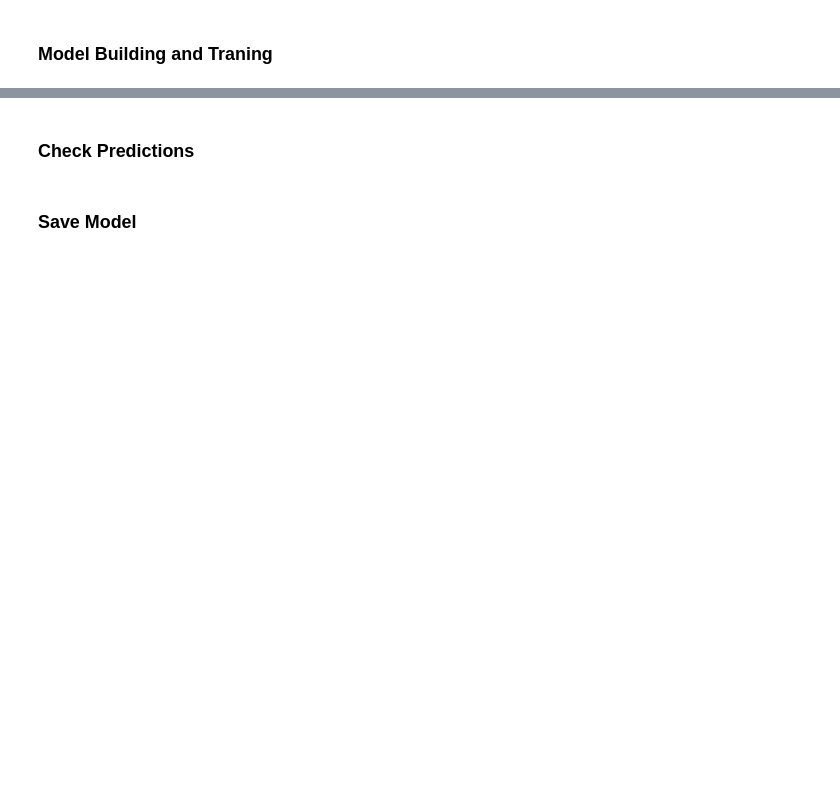
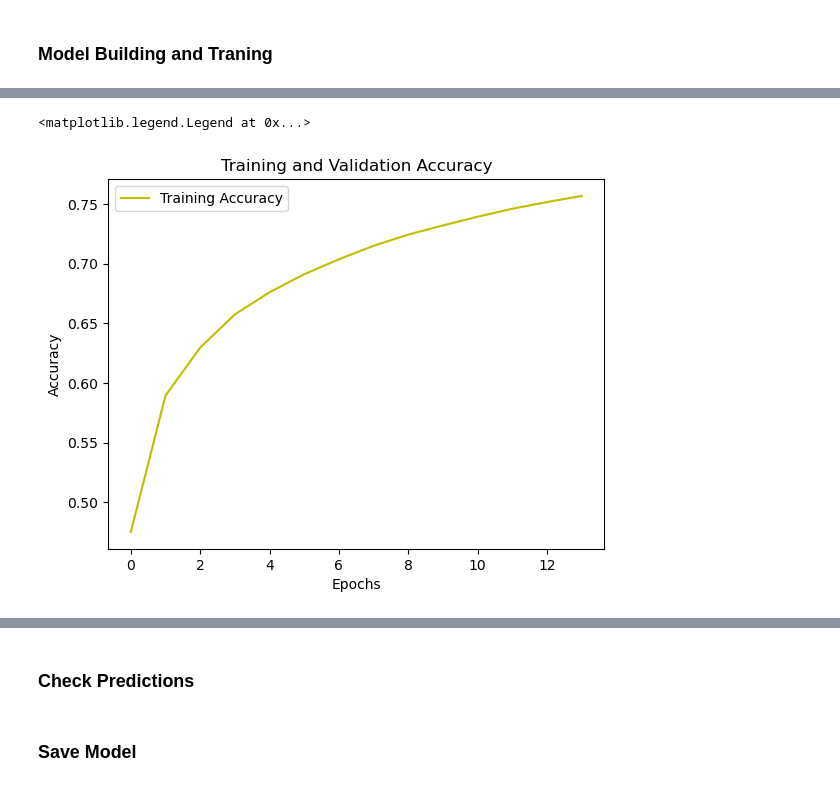
Before and after one commit to JesperIsacson/Embedded_A1, a Jupyter notebook: Assigment 2/problem1.ipynb, the cells around one changed output, grey strips where cells are left out. Cells and saved outputs as stored; diff of their text form; code cells hidden in the pictures; blank space fills up the shorter version.

```diff
--- a/Assigment 2/problem1.ipynb
+++ b/Assigment 2/problem1.ipynb
@@ -77,15 +98,16 @@ train_ds = train_ds.cache().prefetch(buffer_size=AUTOTUNE)
 # %%
 # get the classifier without head
 classifier = hub.KerasLayer(
-    model_path, input_shape=IMAGE_SHAPE+(3,), trainable=False)
+    model_path, input_shape=(30,30, 3), trainable=False)
 # %%
 classifier.trainable = False  # Freeze the outer model
 # %%
-num_classes = len(classes)
+num_classes = 43
 
 model = tf.keras.Sequential([
   classifier,
-  tf.keras.layers.Dense(num_classes)
+  tf.keras.layers.BatchNormalization(),
+  tf.keras.layers.Dense(num_classes, activation="softmax")
 ])
 
 model.summary()
@@ -106,13 +131,13 @@ _________________________________________________________________
 # %%
 model.compile(
   optimizer=tf.keras.optimizers.Adam(),
-  loss=tf.keras.losses.SparseCategoricalCrossentropy(from_logits=True),
+  loss=tf.keras.losses.CategoricalCrossentropy(),
   metrics=['acc'])
 
 early_stopping = tf.keras.callbacks.EarlyStopping(
-    monitor='val_accuracy',
-    min_delta=0.05,
-    patience=3)
+    monitor='val_acc',
+    min_delta=0.01,
+    patience=5)
 # %%
-history = model.fit(train_ds, epochs=10, callbacks=[early_stopping])
+history = model.fit(train_ds, validation_data=val_ds, epochs=50, callbacks=[early_stopping], batch_size=batch_size)
 # %% [output]
@@ -120,14 +161,17 @@ Epoch 1/10
 # %%
-accuracy  = history["accuracy"]
-val_accuracy  = history["val_accuracy"]
+accuracy  = history.history["acc"]
+#val_accuracy  = history["val_accuracy"]
 epochs = len(accuracy)
 
 
-plt.plot(epochs, accuracy, 'y', label='Training Accuracy')
-plt.plot(epochs, val_accuracy, 'r', label='Validation Accuracy')
+plt.plot(history.epoch, accuracy, 'y', label='Training Accuracy')
+#plt.plot(epochs, val_accuracy, 'r', label='Validation Accuracy')
 plt.title('Training and Validation Accuracy')
 plt.xlabel('Epochs')
 plt.ylabel('Accuracy')
 plt.legend()
+# %% [output]
+<matplotlib.legend.Legend at 0x...>
+[figure, added]
 # %%
 loss  = history.history['loss']
```
Also changed, not shown: parts of 19 cells of this notebook, 2 other files.
